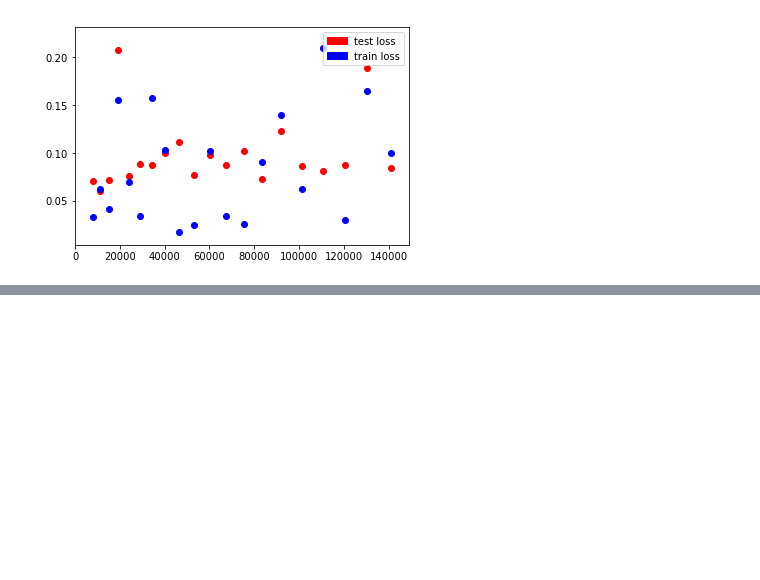
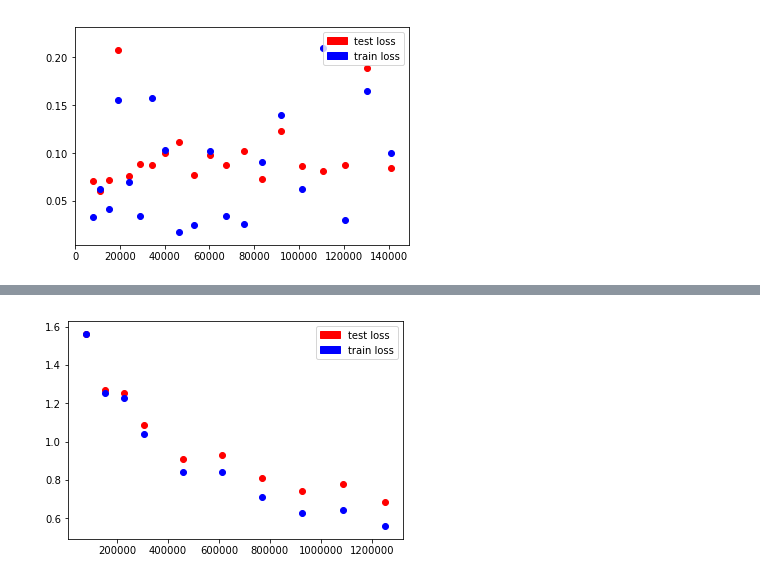
Before and after one commit to YiJingLin/MLDS2018spring, a Jupyter notebook: hw1/1.3.2/render.ipynb, the cells around one changed output, grey strips where cells are left out. Drawn from its saved outputs; the diff is of its cells as text; code cells hidden in the pictures; blank space fills up the shorter version.

```diff
--- a/hw1/1.3.2/render.ipynb
+++ b/hw1/1.3.2/render.ipynb
@@ -49,0 +78,16 @@ plt.show()
+# %%
+fig = plt.figure()
+
+# test loss
+plt.scatter(cifar10['param_num'], cifar10['test_loss'], c='red')
+
+# train loss
+plt.scatter(cifar10['param_num'], cifar10['train_loss'], c='blue')
+
+test_acc_patch = mpatches.Patch(color='red', label='test loss')
+train_acc_patch = mpatches.Patch(color='blue', label='train loss')
+plt.legend(handles=[test_acc_patch, train_acc_patch], loc=1)
+
+plt.show()
+# %% [output]
+[figure, added]
```
Also changed, not shown: parts of 6 cells of this notebook, 2 other files.
